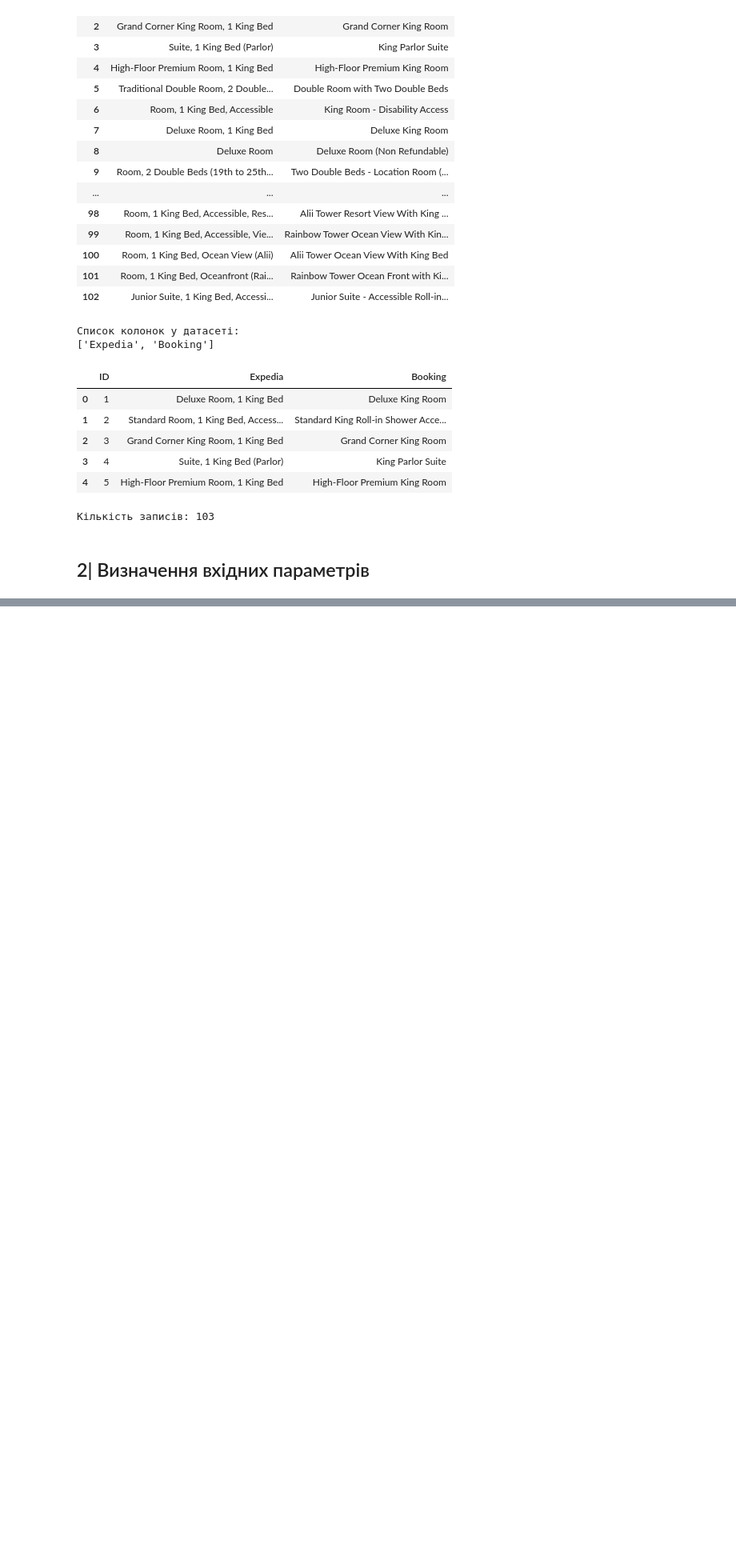
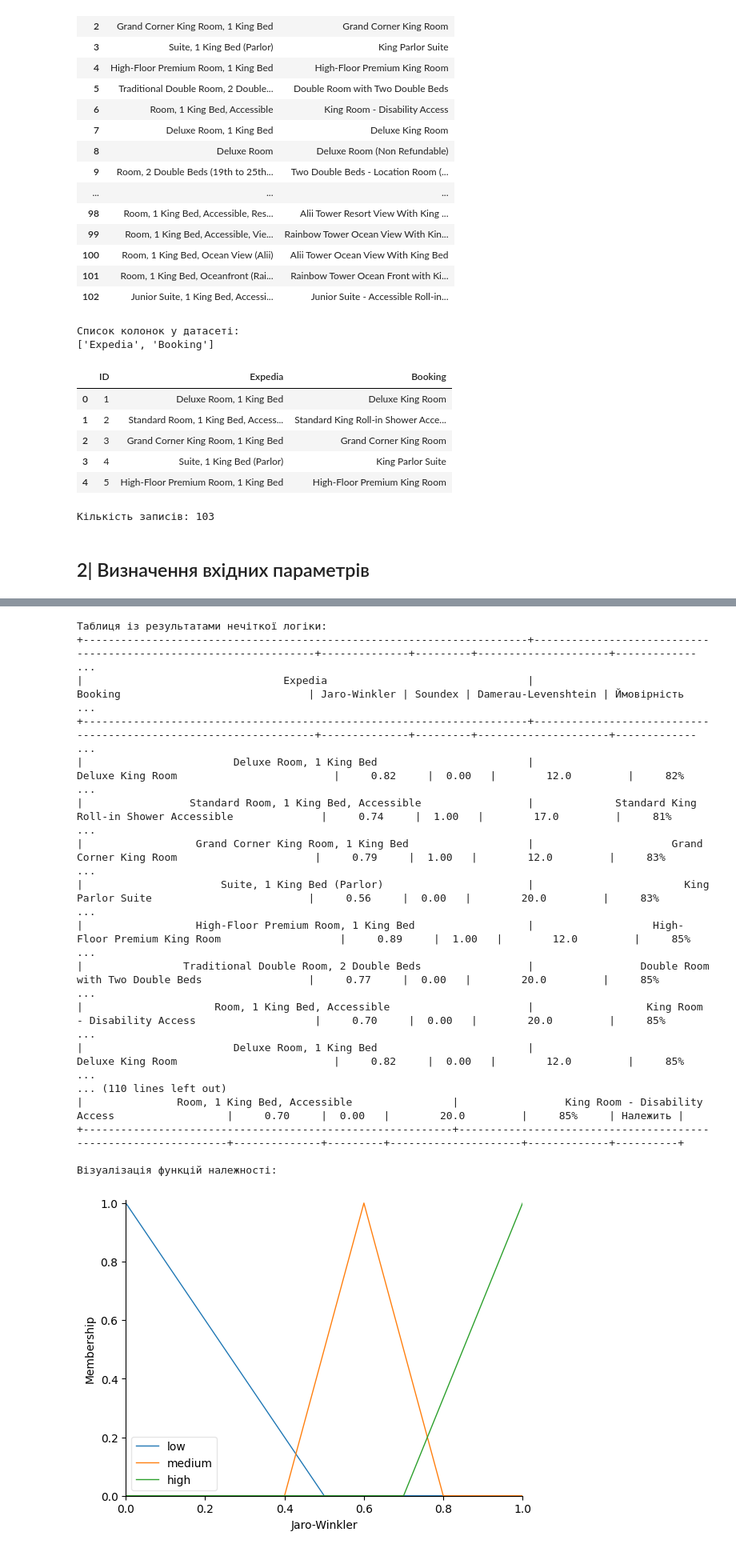
Before and after one commit to MykhailoMatsyshyn/Computational_Intelligence, a Jupyter notebook: Lab_3/Matsyshyn_lab_3.ipynb, the cells around one changed output, grey strips where cells are left out. Shown at 80% size. Drawn from its saved outputs; the diff is of its cells as text; code cells hidden in the pictures; blank space fills up the shorter version.

```diff
--- a/Lab_3/Matsyshyn_lab_3.ipynb
+++ b/Lab_3/Matsyshyn_lab_3.ipynb
@@ -445,0 +334,9 @@ classic_comparison(df, threshold=80)
+# %%
+# ЕТАП 3: Створення бази правил
+rule1 = ctrl.Rule(jw_sim["high"] & soundex_sim["full"], similarity["high"])
+rule2 = ctrl.Rule(jw_sim["medium"] & length["short"], similarity["high"])
+rule3 = ctrl.Rule(jw_sim["low"] & soundex_sim["none"], similarity["low"])
+
+# Створення системи нечіткого керування
+system = ctrl.ControlSystem([rule1, rule2, rule3])
+simulator = ctrl.ControlSystemSimulation(system)
@@ -445,0 +388,51 @@ classic_comparison(df, threshold=80)
+# %%
+# Виведення всіх результатів
+print("\nТаблиця із результатами нечіткої логіки:")
+table = tabulate(results, headers=["Expedia", "Booking", "Jaro-Winkler", "Soundex", "Damerau-Levenshtein", "Ймовірність", "Рішення"], tablefmt="pretty")
+print(table)
+
+# Збереження повної таблиці у текстовий файл
+with open("results_table.txt", "w", encoding="utf-8") as f:
+    f.write(table)
+    f.write("\n")
+
+# Збереження повної таблиці у CSV-файл
+results_df = pd.DataFrame(results, columns=["Expedia", "Booking", "Jaro-Winkler", "Soundex", "Damerau-Levenshtein", "Ймовірність", "Рішення"])
+results_df.to_csv("results.csv", index=False, encoding="utf-8")
+
+# Виведення топ-10 пар
+results_sorted = sorted(results, key=lambda x: float(x[5].strip("%")), reverse=True)[:10]  # Змінено індекс через видалення ID
+print("\nТоп-10 пар за ймовірністю належності:")
+table_top10 = tabulate(results_sorted, headers=["Expedia", "Booking", "Jaro-Winkler", "Soundex", "Damerau-Levenshtein", "Ймовірність", "Рішення"], tablefmt="pretty")
+print(table_top10)
+
+# Збереження топ-10 пар у CSV-файл
+results_top10_df = pd.DataFrame(results_sorted, columns=["Expedia", "Booking", "Jaro-Winkler", "Soundex", "Damerau-Levenshtein", "Ймовірність", "Рішення"])
+results_top10_df.to_csv("results_top10.csv", index=False, encoding="utf-8")
+
+# Візуалізація функцій належності (звіт)
+print("\nВізуалізація функцій належності:")
+jw_sim.view()
+soundex_sim.view()
+length.view()
+similarity.view()
+plt.show()
+# %% [output]
+Таблиця із результатами нечіткої логіки:
++-----------------------------------------------------------------------+------------------------------------------------------------------+--------------+---------+---------------------+------------- ...
+|                                Expedia                                |                             Booking                              | Jaro-Winkler | Soundex | Damerau-Levenshtein | Ймовірність  ...
++-----------------------------------------------------------------------+------------------------------------------------------------------+--------------+---------+---------------------+------------- ...
+|                        Deluxe Room, 1 King Bed                        |                         Deluxe King Room                         |     0.82     |  0.00   |        12.0         |     82%      ...
+|                 Standard Room, 1 King Bed, Accessible                 |             Standard King Roll-in Shower Accessible              |     0.74     |  1.00   |        17.0         |     81%      ...
+|                  Grand Corner King Room, 1 King Bed                   |                      Grand Corner King Room                      |     0.79     |  1.00   |        12.0         |     83%      ...
+|                      Suite, 1 King Bed (Parlor)                       |                        King Parlor Suite                         |     0.56     |  0.00   |        20.0         |     83%      ...
+|                  High-Floor Premium Room, 1 King Bed                  |                   High-Floor Premium King Room                   |     0.89     |  1.00   |        12.0         |     85%      ...
+|                Traditional Double Room, 2 Double Beds                 |                 Double Room with Two Double Beds                 |     0.77     |  0.00   |        20.0         |     85%      ...
+|                     Room, 1 King Bed, Accessible                      |                  King Room - Disability Access                   |     0.70     |  0.00   |        20.0         |     85%      ...
+|                        Deluxe Room, 1 King Bed                        |                         Deluxe King Room                         |     0.82     |  0.00   |        12.0         |     85%      ...
+... (110 lines left out)
+|               Room, 1 King Bed, Accessible                |                 King Room - Disability Access                  |     0.70     |  0.00   |        20.0         |     85%     | Належить |
++-----------------------------------------------------------+----------------------------------------------------------------+--------------+---------+---------------------+-------------+----------+
+
+Візуалізація функцій належності:
+[figure, added]
```
Also changed, not shown: parts of 39 cells of this notebook, 2 other files.
